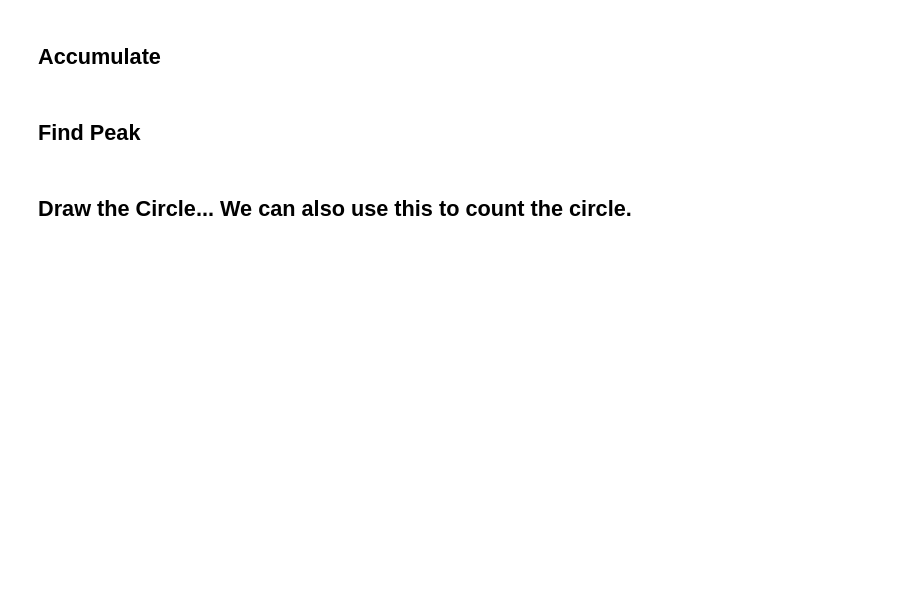
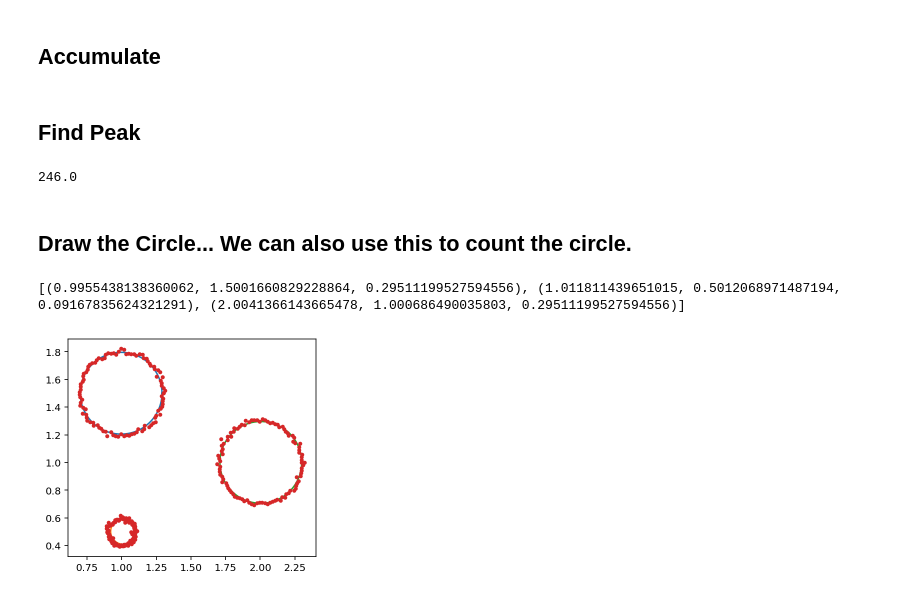
Before and after one commit to MUIC-Numerical-Methods-2018/extra-2-hough-transform, a Jupyter notebook: HoughTransform.ipynb, the cells around one changed output. Cells and saved outputs as stored; diff of their text form; code cells hidden in the pictures; blank space fills up the shorter version.

```diff
--- a/HoughTransform.ipynb
+++ b/HoughTransform.ipynb
@@ -147,8 +147,8 @@ max_y = np.max(data[:,1])
 min_y = np.min(data[:,1])
 def find_center_radius(x, y):
     ret = []
-    for cx in np.linspace(min_x, max_x, 100):
-        for cy in np.linspace(min_y, max_y, 100):
+    for cx in np.linspace(min_x, max_x, 200):
+        for cy in np.linspace(min_y, max_y, 200):
             r = np.sqrt((cx-x)**2 + (cy-y)**2)
             ret.append([cx, cy, r])
     return ret
@@ -178,5 +178,31 @@ all_params.shape
 h, edges = np.histogramdd(all_params, bins=100)
 # %% [markdown]
 ## Find Peak
+# %%
+h.shape, edges[0].shape
+print(np.max(h))
+# %% [output]
+246.0
 # %% [markdown]
 ## Draw the Circle... We can also use this to count the circle.
+# %%
+hough_peaks = []
+rw = 4
+for (ix, iy, iz), x in np.ndenumerate(h):
+    if x > 200:
+        if x == np.max(h[ix-rw:ix+rw, iy-rw:iy+rw, iz-rw:iz+rw]): # greaest is 7x7 windows
+            hough_peaks.append((
+                (edges[0][ix]+edges[0][ix+1])/2,
+                (edges[1][iy]+edges[1][iy+1])/2,
+                (edges[2][iz]+edges[2][iz+1])/2))
+print(hough_peaks)
+# %% [output]
+[(0.9955438138360062, 1.5001660829228864, 0.29511199527594556), (1.011811439651015, 0.5012068971487194, 0.09167835624321291), (2.0041366143665478, 1.000686490035803, 0.29511199527594556)]
+# %%
+for cx, cy, r in hough_peaks:
+    circle = make_circle(cx, cy, r, noise=0)
+    plt.plot(circle[:,0], circle[:, 1])
+plt.plot(data[:,0], data[:, 1], '.')
+plt.gca().set_aspect(1)
+# %% [output]
+[figure, added]
```
Also changed, not shown: parts of 2 cells of this notebook.
